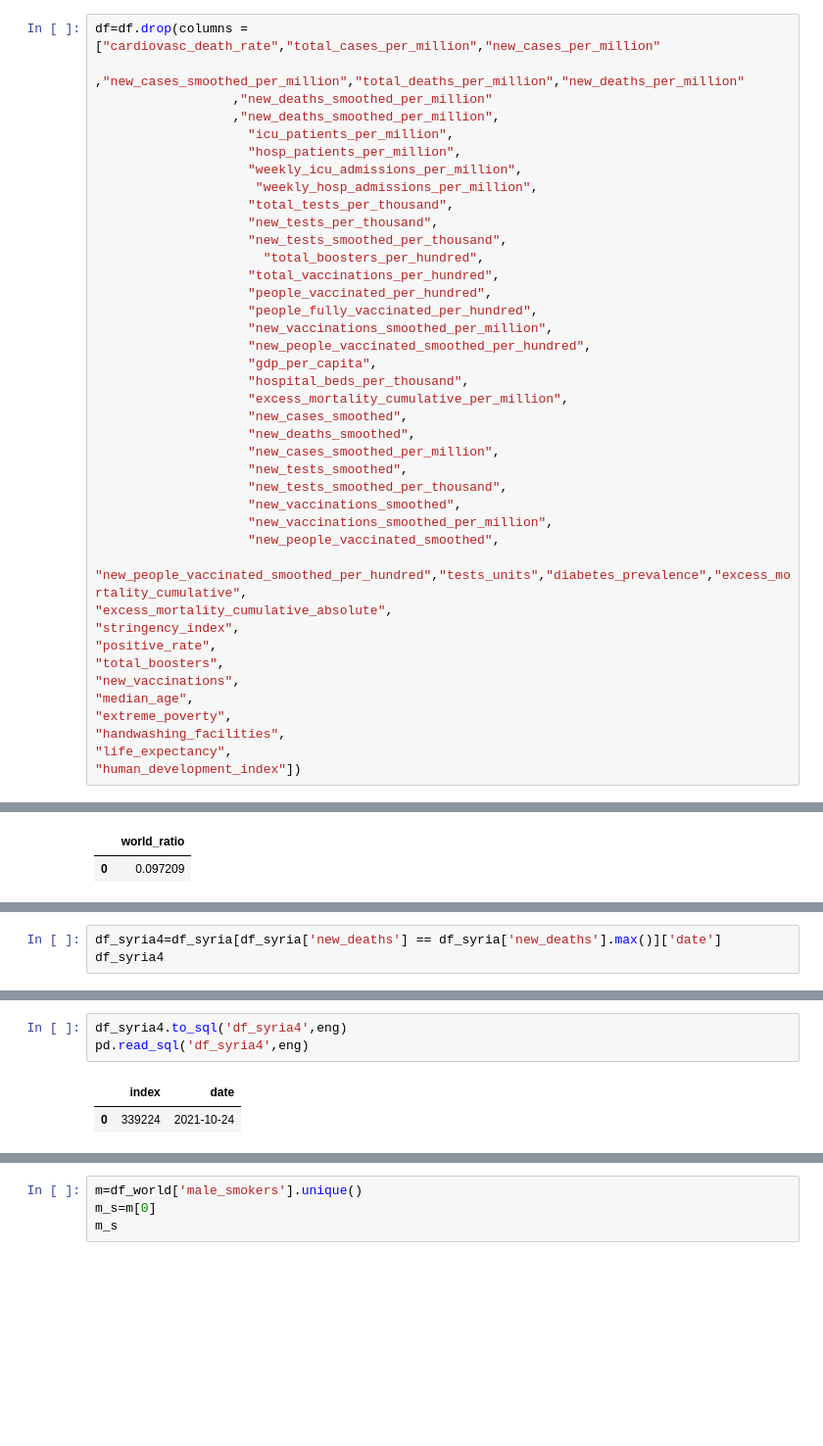
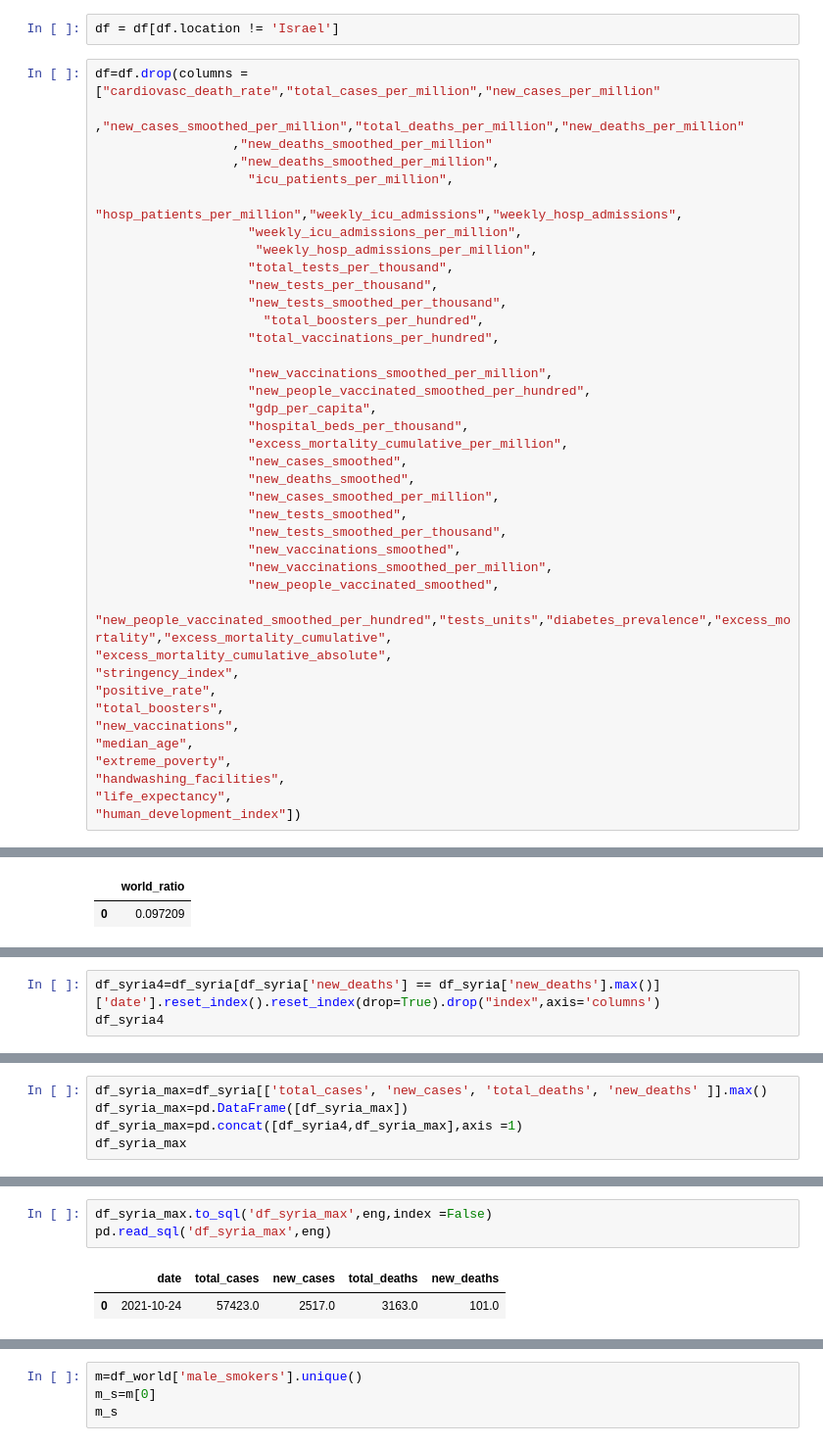
Before and after one commit to Kenanzh0/final_Project, a Jupyter notebook: data_analyst.ipynb, the cells around one changed output, grey strips where cells are left out. Shown at 98% size. Drawn from its saved outputs; the diff is of its cells as text; blank space fills up the shorter version.

```diff
--- a/data_analyst.ipynb
+++ b/data_analyst.ipynb
@@ -29,13 +29,15 @@ Data columns (total 67 columns):
  66  excess_mortality_cumulative_per_million     13216 non-null   float64
 dtypes: float64(62), object(5)
 memory usage: 199.7+ MB
+# %%
+df = df[df.location != 'Israel']
 # %%
 df=df.drop(columns = ["cardiovasc_death_rate","total_cases_per_million","new_cases_per_million"
                   ,"new_cases_smoothed_per_million","total_deaths_per_million","new_deaths_per_million"
                   ,"new_deaths_smoothed_per_million"
                   ,"new_deaths_smoothed_per_million",
                     "icu_patients_per_million",
-                    "hosp_patients_per_million",
+                    "hosp_patients_per_million","weekly_icu_admissions","weekly_hosp_admissions",
                     "weekly_icu_admissions_per_million",
                      "weekly_hosp_admissions_per_million",
                     "total_tests_per_thousand",
@@ -43,8 +45,7 @@ df=df.drop(columns = ["cardiovasc_death_rate","total_cases_per_million","new_cas
                     "new_tests_smoothed_per_thousand",
                       "total_boosters_per_hundred",
                     "total_vaccinations_per_hundred",
-                    "people_vaccinated_per_hundred",
-                    "people_fully_vaccinated_per_hundred",
+
                     "new_vaccinations_smoothed_per_million",
                     "new_people_vaccinated_smoothed_per_hundred",
                     "gdp_per_capita",
@@ -58,7 +59,7 @@ df=df.drop(columns = ["cardiovasc_death_rate","total_cases_per_million","new_cas
                     "new_vaccinations_smoothed",
                     "new_vaccinations_smoothed_per_million",
                     "new_people_vaccinated_smoothed",
-                    "new_people_vaccinated_smoothed_per_hundred","tests_units","diabetes_prevalence","excess_mortality_cumulative",
+                    "new_people_vaccinated_smoothed_per_hundred","tests_units","diabetes_prevalence","excess_mortality","excess_mortality_cumulative",
 "excess_mortality_cumulative_absolute",
 "stringency_index",
 "positive_rate",
@@ -440,4 +411,4 @@ pd.read_sql('df_syria3',eng)
 # %%
-df_syria4=df_syria[df_syria['new_deaths'] == df_syria['new_deaths'].max()]['date']
+df_syria4=df_syria[df_syria['new_deaths'] == df_syria['new_deaths'].max()]['date'].reset_index().reset_index(drop=True).drop("index",axis='columns')
 df_syria4
 # %% [output]
@@ -445,0 +417,5 @@ Name: date, dtype: object
+# %%
+df_syria_max=df_syria[['total_cases', 'new_cases', 'total_deaths', 'new_deaths' ]].max()
+df_syria_max=pd.DataFrame([df_syria_max])
+df_syria_max=pd.concat([df_syria4,df_syria_max],axis =1)
+df_syria_max
@@ -446,6 +425,6 @@ Name: date, dtype: object
 # %%
-df_syria4.to_sql('df_syria4',eng)
-pd.read_sql('df_syria4',eng)
+df_syria_max.to_sql('df_syria_max',eng,index =False)
+pd.read_sql('df_syria_max',eng)
 # %% [output]
-|  | index | date |
-| 0 | 339224 | 2021-10-24 |
+|  | date | total_cases | new_cases | total_deaths | new_deaths |
+| 0 | 2021-10-24 | 57423.0 | 2517.0 | 3163.0 | 101.0 |
```
Also changed, not shown: parts of 60 cells of this notebook.
